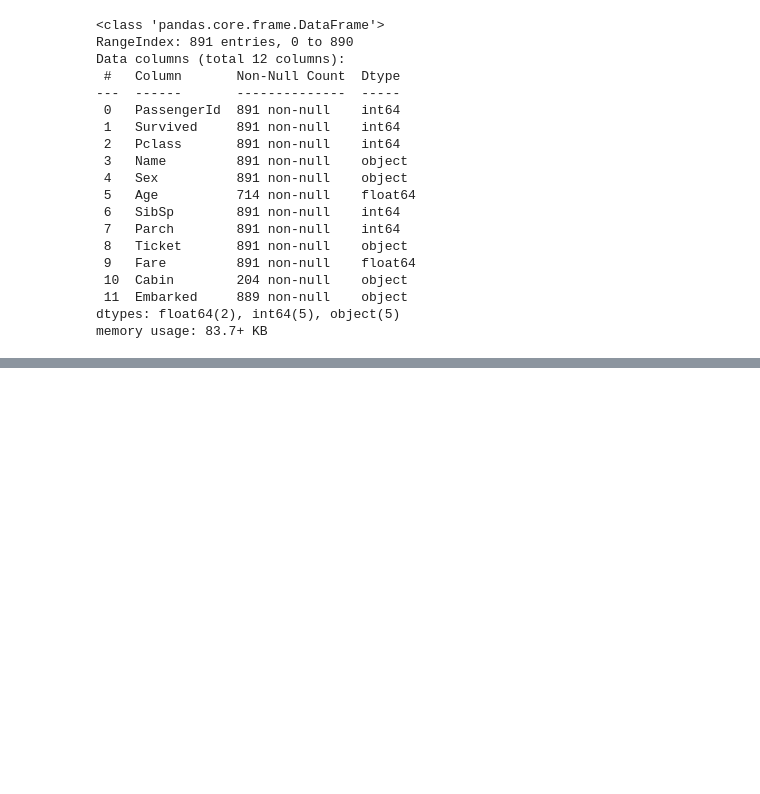
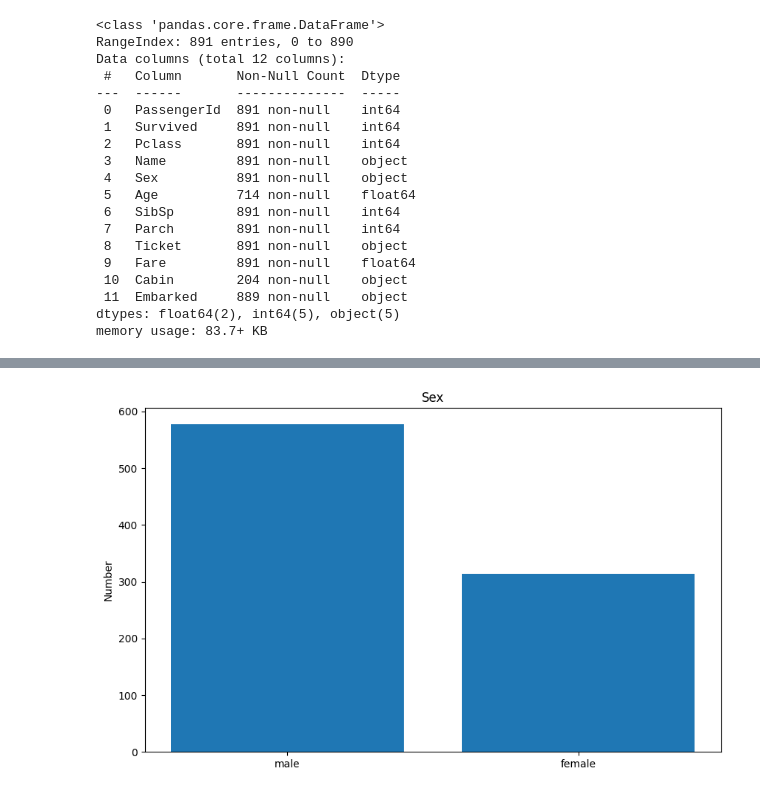
Before and after one commit to MertHasanAslan/titanic_ml, a Jupyter notebook: src/titanic_ml.ipynb, the cells around one changed output, grey strips where cells are left out. Cells and saved outputs as stored; diff of their text form; code cells hidden in the pictures; blank space fills up the shorter version.

```diff
--- a/src/titanic_ml.ipynb
+++ b/src/titanic_ml.ipynb
@@ -111,0 +203,4 @@ memory usage: 83.7+ KB
+# %%
+bar_plot("Sex")
+# %% [output]
+[figure, added]
```
Also changed, not shown: parts of 9 cells of this notebook.
